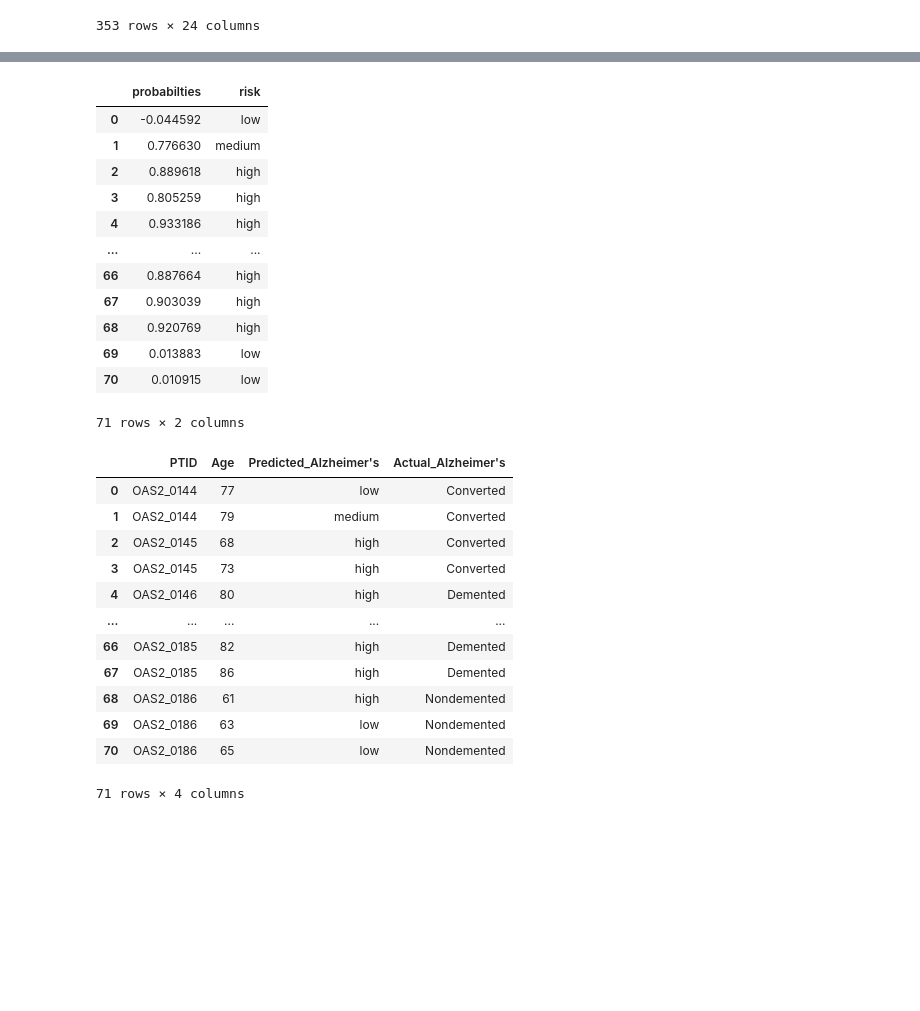
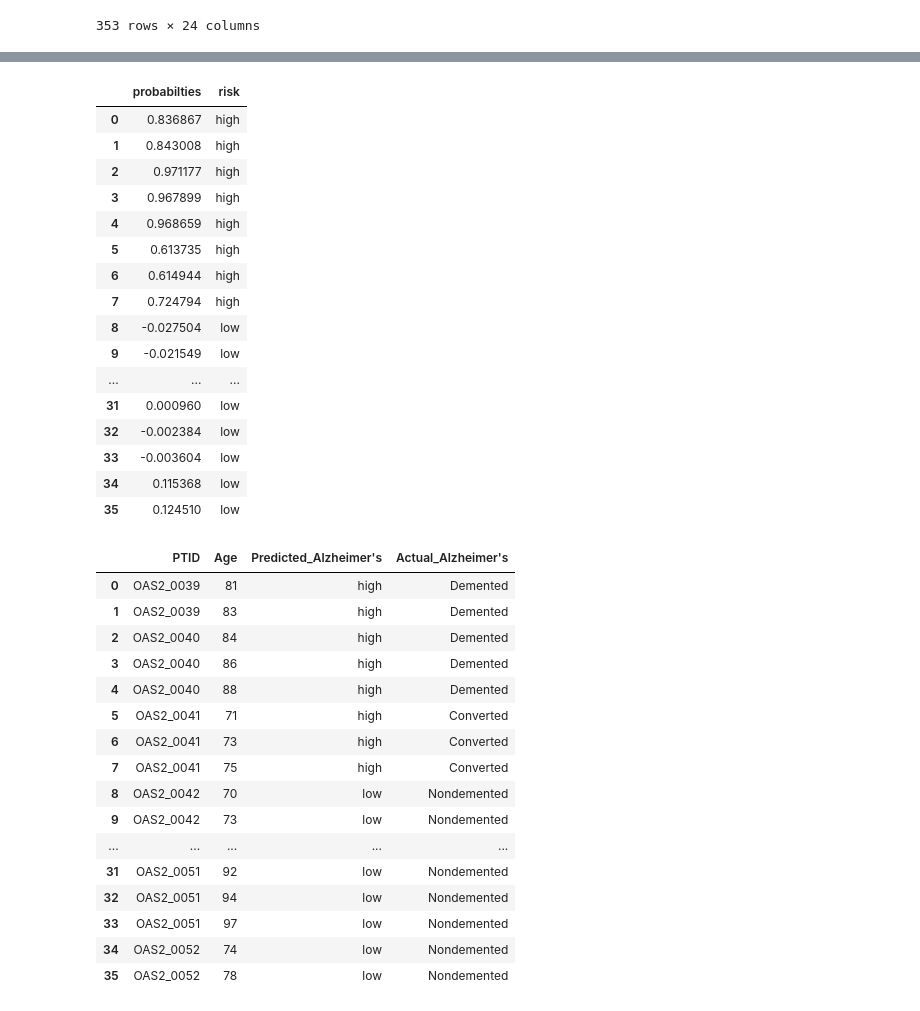
Before and after one commit to RAYD2/FinalYearProject, a Jupyter notebook: FinalNotebooks/LSTM(OASIS).ipynb, the cells around one changed output, grey strips where cells are left out. Saved outputs shown, nothing was run; the diff lists cells and outputs as text; code cells hidden in the pictures; blank space fills up the shorter version.

```diff
--- a/FinalNotebooks/LSTM(OASIS).ipynb
+++ b/FinalNotebooks/LSTM(OASIS).ipynb
@@ -171,15 +171,24 @@ display(supervised_df)
 # test/training data split
 values_final = supervised_df.values
 
-training, testing = train_test_split(values_final, test_size = 0.2, random_state = 44, shuffle = False)
-PTID_train, PTID_test = train_test_split(PTID, test_size = 0.2, random_state = 44, shuffle = False)
-Group_train, Group_test = train_test_split(Group, test_size = 0.2, random_state = 44, shuffle = False)
-Age_train, Age_test = train_test_split(AGE, test_size = 0.2, random_state = 44, shuffle = False)
+training, testing_to_split= train_test_split(values_final, train_size=0.7, test_size = 0.3, random_state = 44, shuffle = False)
+validation, testing = train_test_split(values_final, train_size=0.2, test_size = 0.1, random_state = 44, shuffle = False)
+
+PTID_train, PTID_test_to_split= train_test_split(PTID, train_size=0.7, test_size = 0.3, random_state = 44, shuffle = False)
+PTID_val, PTID_test = train_test_split(PTID, train_size=0.2, test_size = 0.1, random_state = 44, shuffle = False)
+
+Group_train, Group_test_to_split = train_test_split(Group, train_size=0.7, test_size = 0.3, random_state = 44, shuffle = False)
+Group_val, Group_test = train_test_split(Group, train_size=0.2, test_size = 0.1, random_state = 44, shuffle = False)
+
+Age_train, Age_test_test_to_split = train_test_split(AGE, train_size=0.7, test_size = 0.3, random_state = 44, shuffle = False)
+Age_val, Age_test = train_test_split(AGE,  train_size=0.2, test_size = 0.1, random_state = 44, shuffle = False)
 # inputs/outputs within those training and test sets
 train_in, train_out = training[:, :-1], training[:, -1]
 test_in, test_out = testing[:, :-1], testing[:, -1]
+val_in, val_out = validation[:, :-1], validation[:, -1]
 # reshaping the data to be 3 dimensional (samples, timesteps and features)
 train_in = train_in.reshape((train_in.shape[0], 1, train_in.shape[1]))
 test_in = test_in.reshape((test_in.shape[0], 1, test_in.shape[1]))
+val_in = val_in.reshape((val_in.shape[0], 1, val_in.shape[1]))
 print(train_in.shape, train_out.shape, test_in.shape, test_out.shape)
 # %% [output]
@@ -192,6 +201,6 @@ LSTM_model.add(LSTM(50, input_shape=(train_in.shape[1], train_in.shape[2])))
 LSTM_model.add(Dense(1))
 LSTM_model.compile(loss='mae', optimizer='Adam')
 early_stopping = EarlyStopping(monitor='val_loss', patience=3)
-his = LSTM_model.fit(train_in, train_out, validation_data=(test_in, test_out), epochs=40, batch_size=128, verbose=3, callbacks=[early_stopping])
+his = LSTM_model.fit(train_in, train_out, validation_data=(val_in, val_out), epochs=40, batch_size=128, verbose=3, callbacks=[early_stopping])
 # %% [output]
 Epoch 1/40
@@ -229,9 +239,9 @@ print(df)
 def risk_filter(i):
   if i <= 0.3:
         return "low"
-  elif 0.3 < i <= 0.8:
+  elif 0.3 < i <= 0.5:
         return "medium"
-  elif 0.8 < i:
+  elif 0.5 < i:
         return "high"
 df['risk'] = df['probabilties'].apply(risk_filter)
 display(df)
@@ -259,29 +272,37 @@ display(predictions_df)
 |  | probabilties | risk |
-| 0 | -0.044592 | low |
-| 1 | 0.776630 | medium |
-| 2 | 0.889618 | high |
-| 3 | 0.805259 | high |
-| 4 | 0.933186 | high |
+| 0 | 0.836867 | high |
+| 1 | 0.843008 | high |
+| 2 | 0.971177 | high |
+| 3 | 0.967899 | high |
+| 4 | 0.968659 | high |
+| 5 | 0.613735 | high |
+| 6 | 0.614944 | high |
+| 7 | 0.724794 | high |
+| 8 | -0.027504 | low |
+| 9 | -0.021549 | low |
 | ... | ... | ... |
-| 66 | 0.887664 | high |
-| 67 | 0.903039 | high |
-| 68 | 0.920769 | high |
-| 69 | 0.013883 | low |
-| 70 | 0.010915 | low |
+| 31 | 0.000960 | low |
+| 32 | -0.002384 | low |
+| 33 | -0.003604 | low |
+| 34 | 0.115368 | low |
+| 35 | 0.124510 | low |
-71 rows × 2 columns
 |  | PTID | Age | Predicted_Alzheimer's | Actual_Alzheimer's |
-| 0 | OAS2_0144 | 77 | low | Converted |
-| 1 | OAS2_0144 | 79 | medium | Converted |
-| 2 | OAS2_0145 | 68 | high | Converted |
-| 3 | OAS2_0145 | 73 | high | Converted |
-| 4 | OAS2_0146 | 80 | high | Demented |
+| 0 | OAS2_0039 | 81 | high | Demented |
+| 1 | OAS2_0039 | 83 | high | Demented |
+| 2 | OAS2_0040 | 84 | high | Demented |
+| 3 | OAS2_0040 | 86 | high | Demented |
+| 4 | OAS2_0040 | 88 | high | Demented |
+| 5 | OAS2_0041 | 71 | high | Converted |
+| 6 | OAS2_0041 | 73 | high | Converted |
+| 7 | OAS2_0041 | 75 | high | Converted |
+| 8 | OAS2_0042 | 70 | low | Nondemented |
+| 9 | OAS2_0042 | 73 | low | Nondemented |
 | ... | ... | ... | ... | ... |
-| 66 | OAS2_0185 | 82 | high | Demented |
-| 67 | OAS2_0185 | 86 | high | Demented |
-| 68 | OAS2_0186 | 61 | high | Nondemented |
-| 69 | OAS2_0186 | 63 | low | Nondemented |
-| 70 | OAS2_0186 | 65 | low | Nondemented |
+| 31 | OAS2_0051 | 92 | low | Nondemented |
+| 32 | OAS2_0051 | 94 | low | Nondemented |
+| 33 | OAS2_0051 | 97 | low | Nondemented |
+| 34 | OAS2_0052 | 74 | low | Nondemented |
+| 35 | OAS2_0052 | 78 | low | Nondemented |
-71 rows × 4 columns
 # %%
 # git pull origin main - update local repo
 #
```
Also changed, not shown: parts of 7 cells of this notebook.
